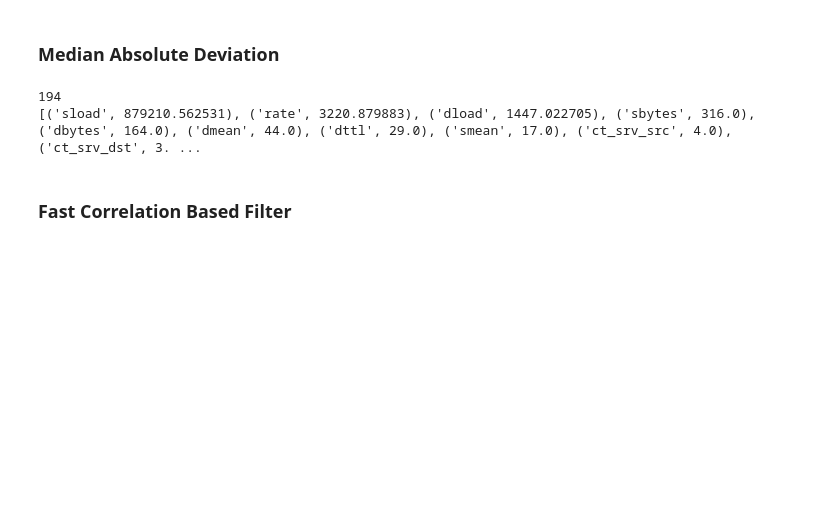
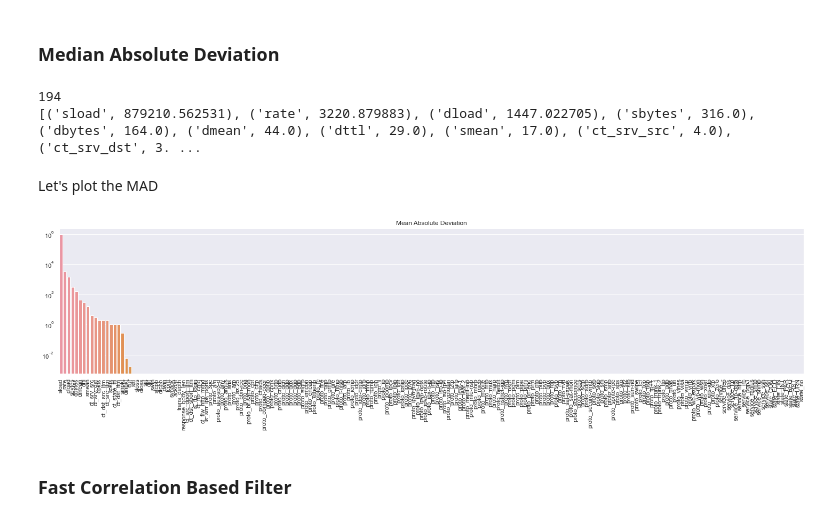
Before and after one commit to pvan1/DATA-606-Capstone, a Jupyter notebook: capstone-phase1.ipynb, the cells around one changed output. Saved outputs shown, nothing was run; the diff lists cells and outputs as text; code cells hidden in the pictures; blank space fills up the shorter version.

```diff
--- a/capstone-phase1.ipynb
+++ b/capstone-phase1.ipynb
@@ -696,6 +697,13 @@ print(mad_vals_desc[:20])
 # %% [output]
 194
 [('sload', 879210.562531), ('rate', 3220.879883), ('dload', 1447.022705), ('sbytes', 316.0), ('dbytes', 164.0), ('dmean', 44.0), ('dttl', 29.0), ('smean', 17.0), ('ct_srv_src', 4.0), ('ct_srv_dst', 3. ...
+# %% [markdown]
+Let's plot the MAD
+# %%
+plotbarchart(training_data_onehot.columns, mad, './images/med_abs_dev.png', 'Mean Absolute Deviation',
+             xsize=25, ysize=5, ordr=[x[0] for x in mad_vals_desc], ylog=True)
+# %% [output]
+[figure, added]
 # %% [markdown]
 ### Fast Correlation Based Filter
 # %%
```
Also changed, not shown: parts of 7 cells of this notebook.
